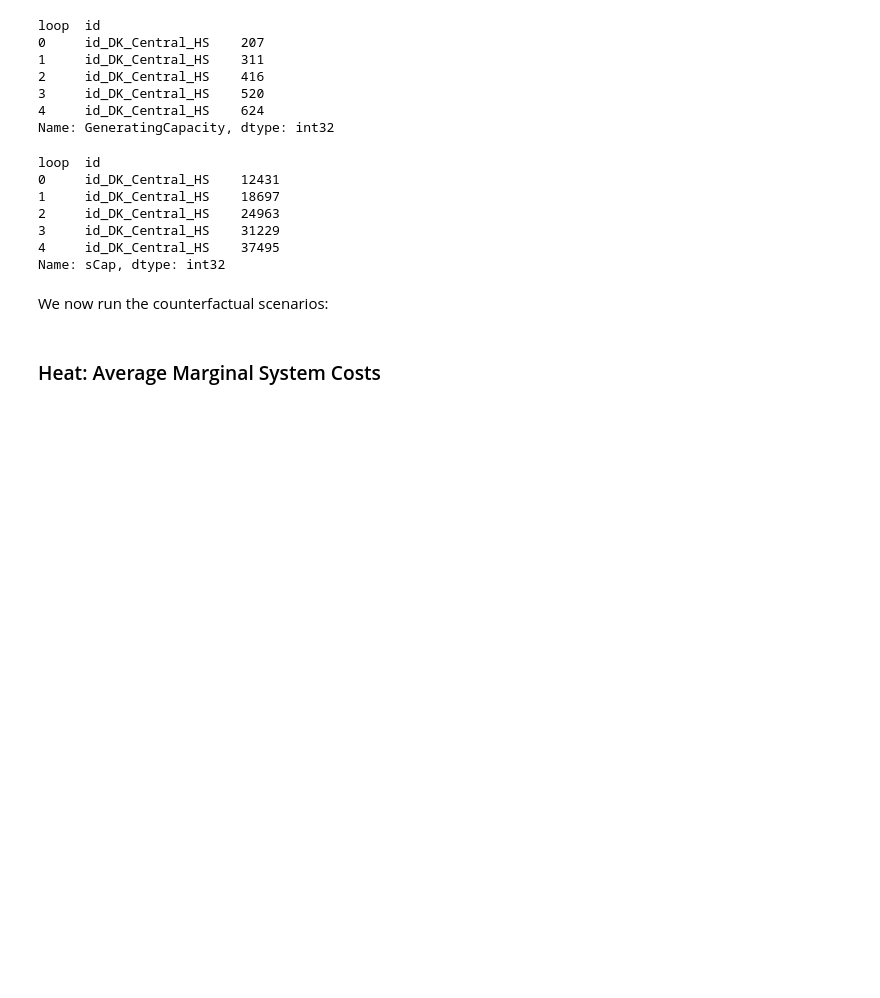
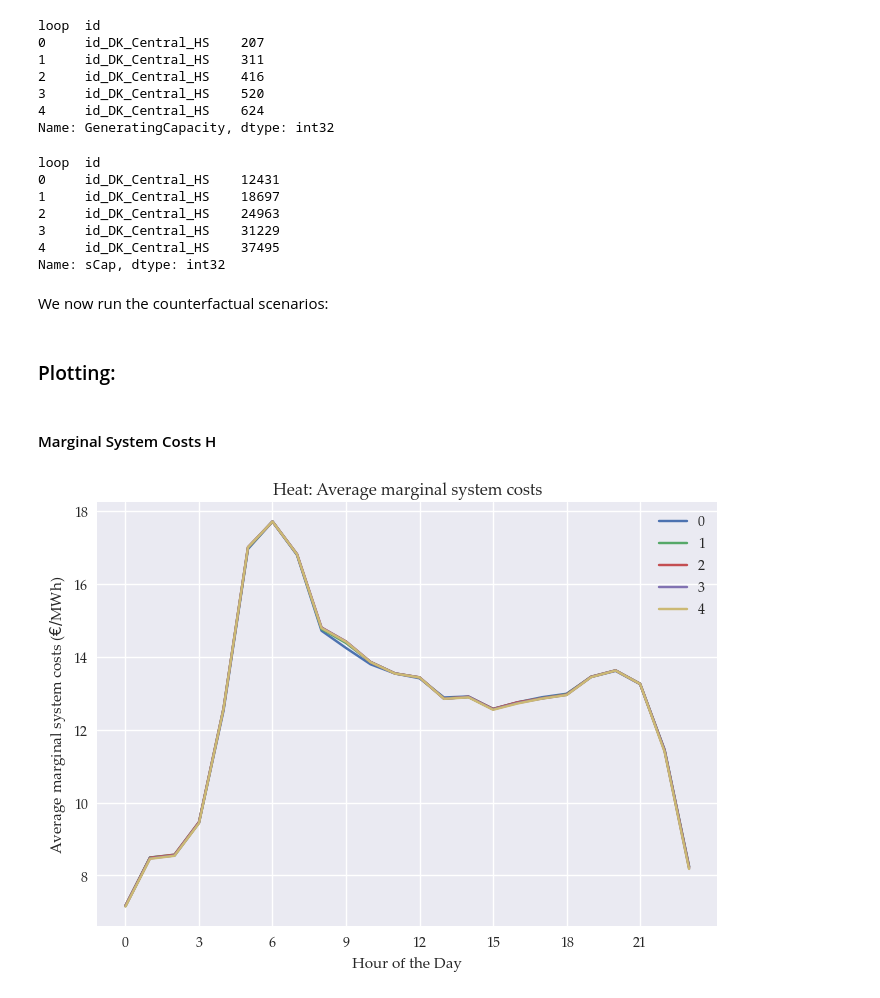
Before and after one commit to marcherger/EnergyEconGroupWork, a Jupyter notebook: Analysis_mBasicPH_storage.ipynb, the cells around one changed output. Saved outputs shown, nothing was run; the diff lists cells and outputs as text; code cells hidden in the pictures; blank space fills up the shorter version.

```diff
--- a/Analysis_mBasicPH_storage.ipynb
+++ b/Analysis_mBasicPH_storage.ipynb
@@ -474,7 +480,29 @@ Name: sCap, dtype: int32
 We now run the counterfactual scenarios:
 # %%
 solution = m.loopSolveExtract(loop, [grid_GCap, grid_SCap], extract)
+# %% [markdown]
+### Plotting:
 # %% [markdown]
-### Heat: Average Marginal System Costs
+#### Marginal System Costs H
 # %%
 loop_id=loop[[0,1,2,3,4]]
+# %%
+# Add hour mapping to df
+marginalSystemCosts_H_df_loop = adj.rc_pd(solution['marginalSystemCosts_H'],loop_id).unstack('loop').reset_index().merge(m.db['h2HourOfTheDay'].to_frame(index=False))
+
+# Deleta h column as it messes up plotting
+marginalSystemCosts_H_df_loop = marginalSystemCosts_H_df_loop.drop('h', axis=1)
+
+# Plot the subset Series
+marginalSystemCosts_H_df_loop.groupby('HourOfTheDay').mean().plot()
+
+hs2HourOfTheDay= np.arange(start=0, stop=23, step=3)
+plt.xticks(hs2HourOfTheDay,hs2HourOfTheDay)
+
+plt.xlabel('Hour of the Day')
+plt.ylabel('Average marginal system costs ($€/$MWh)')
+plt.title('Heat: Average marginal system costs')
+plt.savefig('counterfactual_hourly_systemcosts_H_plot.png')
+plt.show()
+# %% [output]
+[figure, added]
```
Also changed, not shown: parts of 27 cells of this notebook, 18 other files.
